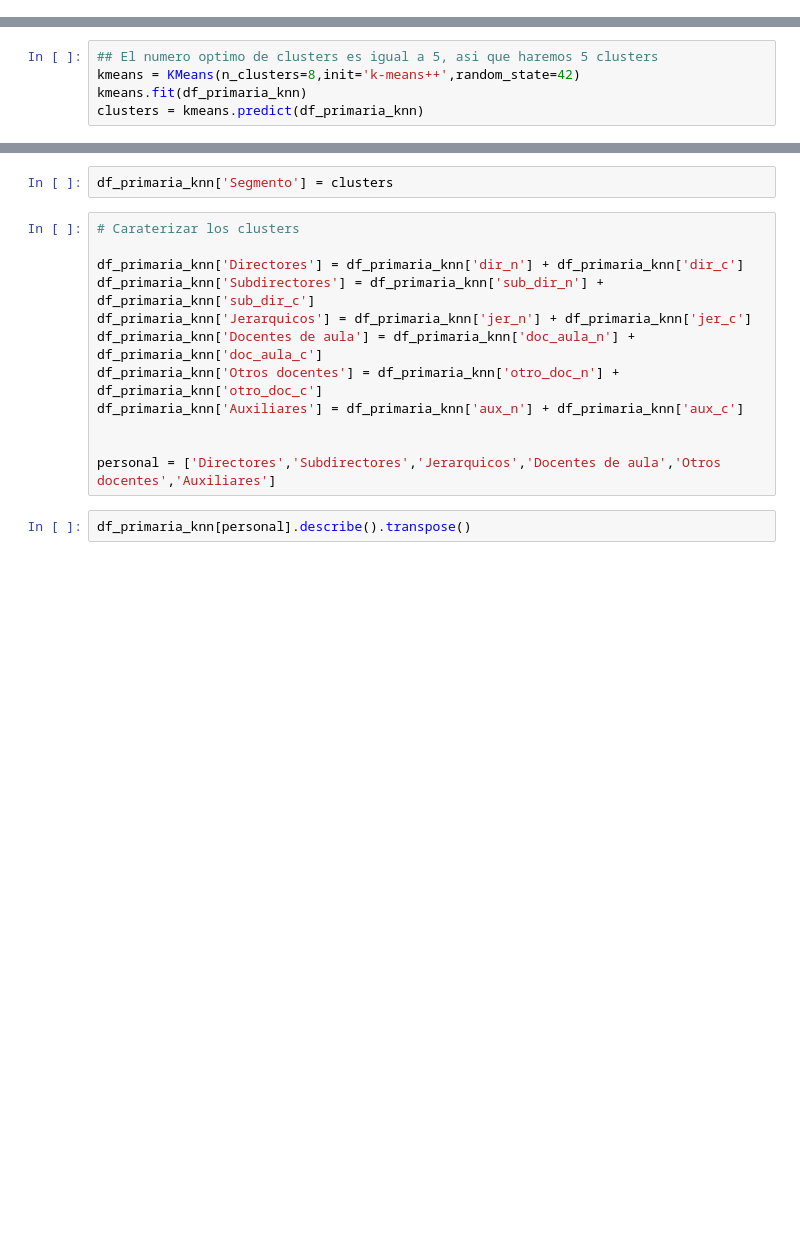
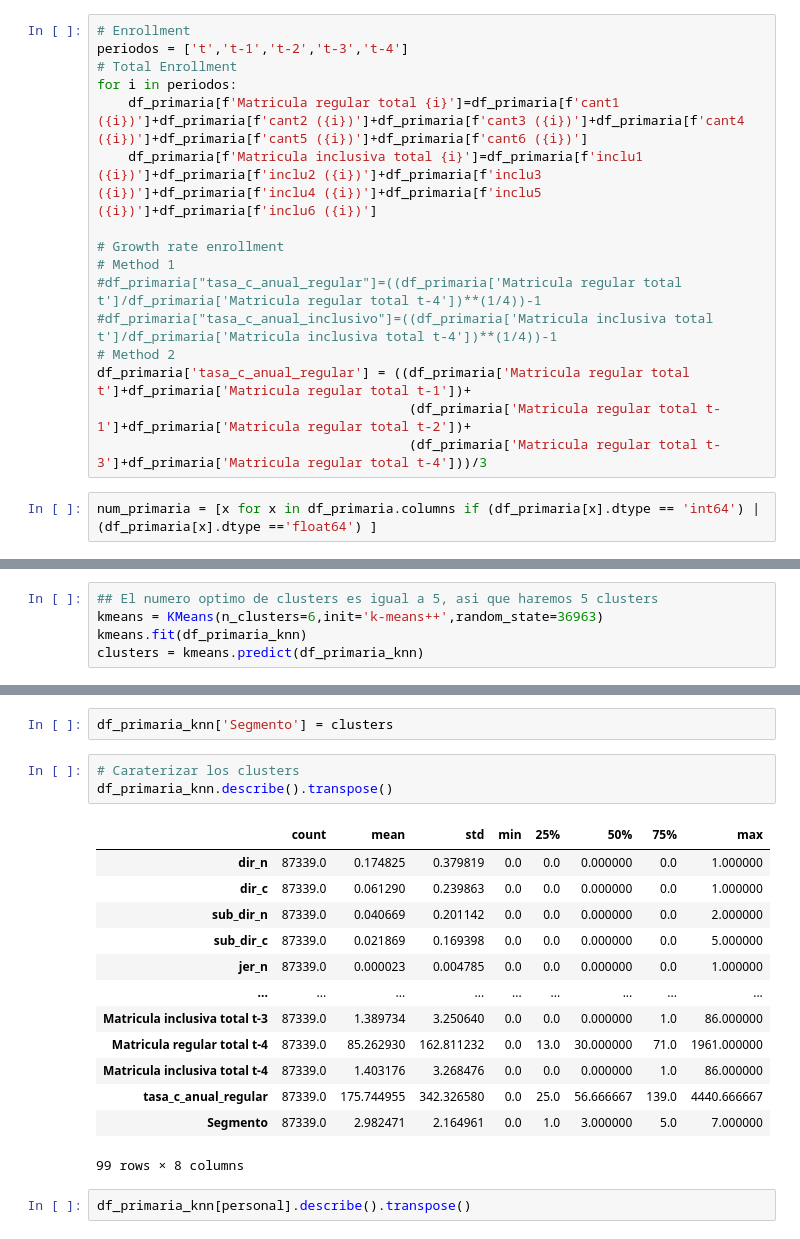
Before and after one commit to hugoferquiroz/AITeacherAllocation, a Jupyter notebook: Scripts/2-2 clusters.ipynb, the cells around one changed output, grey strips where cells are left out. Saved outputs shown, nothing was run; the diff lists cells and outputs as text; blank space fills up the shorter version.

Commit message:
Update 2-2 clusters.ipynb
priamry only numbers

```diff
--- a/Scripts/2-2 clusters.ipynb
+++ b/Scripts/2-2 clusters.ipynb
@@ -126,3 +127,21 @@ df_primaria['enrrolment'] =
+# %%
+# Enrollment
+periodos = ['t','t-1','t-2','t-3','t-4']
+# Total Enrollment
+for i in periodos:
+    df_primaria[f'Matricula regular total {i}']=df_primaria[f'cant1 ({i})']+df_primaria[f'cant2 ({i})']+df_primaria[f'cant3 ({i})']+df_primaria[f'cant4 ({i})']+df_primaria[f'cant5 ({i})']+df_primaria[f'cant6 ({i})']
+    df_primaria[f'Matricula inclusiva total {i}']=df_primaria[f'inclu1 ({i})']+df_primaria[f'inclu2 ({i})']+df_primaria[f'inclu3 ({i})']+df_primaria[f'inclu4 ({i})']+df_primaria[f'inclu5 ({i})']+df_primaria[f'inclu6 ({i})']
+
+# Growth rate enrollment
+# Method 1
+#df_primaria["tasa_c_anual_regular"]=((df_primaria['Matricula regular total t']/df_primaria['Matricula regular total t-4'])**(1/4))-1
+#df_primaria["tasa_c_anual_inclusivo"]=((df_primaria['Matricula inclusiva total t']/df_primaria['Matricula inclusiva total t-4'])**(1/4))-1
+# Method 2
+df_primaria['tasa_c_anual_regular'] = ((df_primaria['Matricula regular total t']+df_primaria['Matricula regular total t-1'])+
+                                        (df_primaria['Matricula regular total t-1']+df_primaria['Matricula regular total t-2'])+
+                                        (df_primaria['Matricula regular total t-3']+df_primaria['Matricula regular total t-4']))/3
+# %%
+num_primaria = [x for x in df_primaria.columns if (df_primaria[x].dtype == 'int64') | (df_primaria[x].dtype =='float64') ]
 # %% [markdown]
 ### Finding optimal clusters
 # %%
@@ -147,6 +166,6 @@ plt.plot(range(1,12),wcss)
 [figure]
 # %%
 ## El numero optimo de clusters es igual a 5, asi que haremos 5 clusters
-kmeans = KMeans(n_clusters=8,init='k-means++',random_state=42)
+kmeans = KMeans(n_clusters=6,init='k-means++',random_state=36963)
 kmeans.fit(df_primaria_knn)
 clusters = kmeans.predict(df_primaria_knn)
@@ -153,17 +194,22 @@ clusters = kmeans.predict(df_primaria_knn)
 # %%
 df_primaria_knn['Segmento'] = clusters
-# %%
-# Caraterizar los clusters
-
-df_primaria_knn['Directores'] = df_primaria_knn['dir_n'] + df_primaria_knn['dir_c']
-df_primaria_knn['Subdirectores'] = df_primaria_knn['sub_dir_n'] + df_primaria_knn['sub_dir_c']
-df_primaria_knn['Jerarquicos'] = df_primaria_knn['jer_n'] + df_primaria_knn['jer_c']
-df_primaria_knn['Docentes de aula'] = df_primaria_knn['doc_aula_n'] + df_primaria_knn['doc_aula_c']
-df_primaria_knn['Otros docentes'] = df_primaria_knn['otro_doc_n'] + df_primaria_knn['otro_doc_c']
-df_primaria_knn['Auxiliares'] = df_primaria_knn['aux_n'] + df_primaria_knn['aux_c']
-
-
-personal = ['Directores','Subdirectores','Jerarquicos','Docentes de aula','Otros docentes','Auxiliares']
+# %%
+# Caraterizar los clusters
+df_primaria_knn.describe().transpose()
+# %% [output]
+|  | count | mean | std | min | 25% | 50% | 75% | max |
+| dir_n | 87339.0 | 0.174825 | 0.379819 | 0.0 | 0.0 | 0.000000 | 0.0 | 1.000000 |
+| dir_c | 87339.0 | 0.061290 | 0.239863 | 0.0 | 0.0 | 0.000000 | 0.0 | 1.000000 |
+| sub_dir_n | 87339.0 | 0.040669 | 0.201142 | 0.0 | 0.0 | 0.000000 | 0.0 | 2.000000 |
+| sub_dir_c | 87339.0 | 0.021869 | 0.169398 | 0.0 | 0.0 | 0.000000 | 0.0 | 5.000000 |
+| jer_n | 87339.0 | 0.000023 | 0.004785 | 0.0 | 0.0 | 0.000000 | 0.0 | 1.000000 |
+| ... | ... | ... | ... | ... | ... | ... | ... | ... |
+| Matricula inclusiva total t-3 | 87339.0 | 1.389734 | 3.250640 | 0.0 | 0.0 | 0.000000 | 1.0 | 86.000000 |
+| Matricula regular total t-4 | 87339.0 | 85.262930 | 162.811232 | 0.0 | 13.0 | 30.000000 | 71.0 | 1961.000000 |
+| Matricula inclusiva total t-4 | 87339.0 | 1.403176 | 3.268476 | 0.0 | 0.0 | 0.000000 | 1.0 | 86.000000 |
+| tasa_c_anual_regular | 87339.0 | 175.744955 | 342.326580 | 0.0 | 25.0 | 56.666667 | 139.0 | 4440.666667 |
+| Segmento | 87339.0 | 2.982471 | 2.164961 | 0.0 | 1.0 | 3.000000 | 5.0 | 7.000000 |
+99 rows × 8 columns
 # %%
 df_primaria_knn[personal].describe().transpose()
 # %% [output]
```
Also changed, not shown: parts of 5 cells of this notebook.
